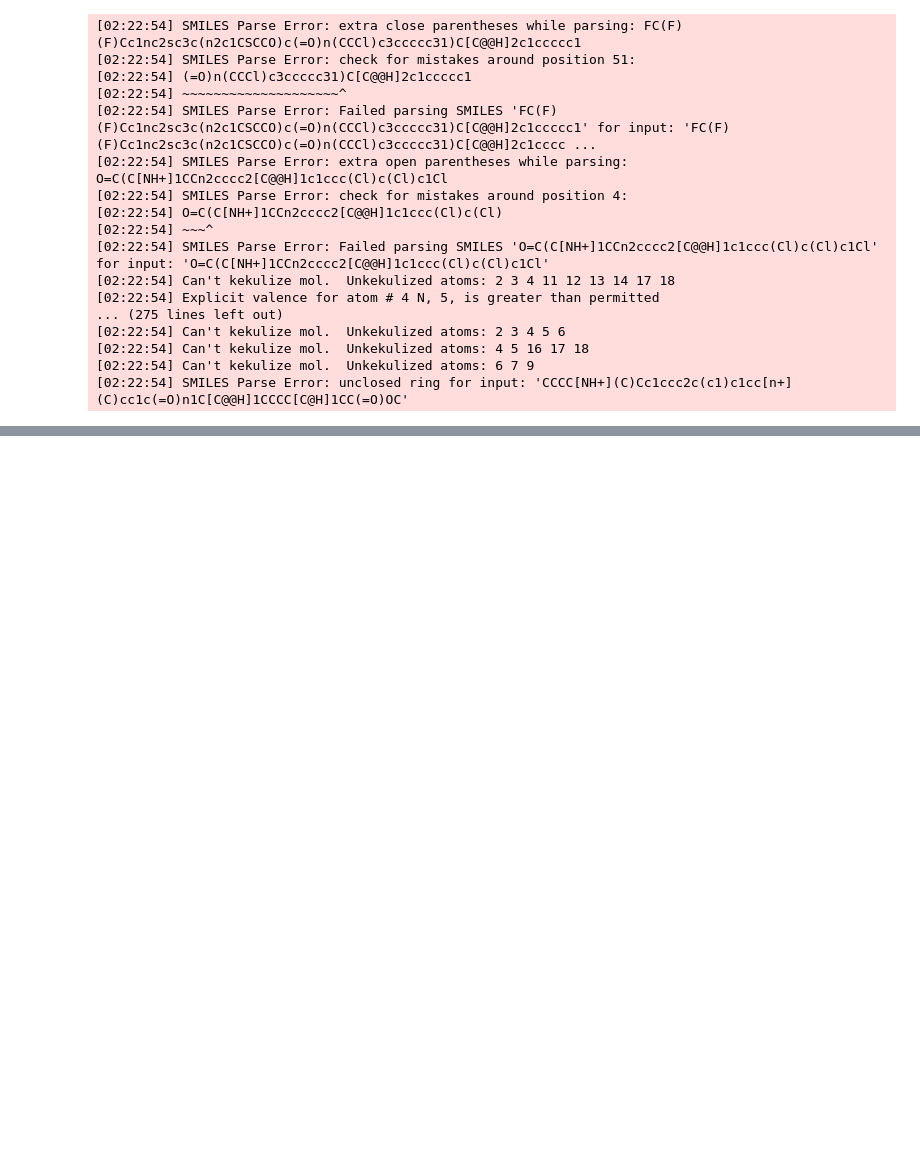
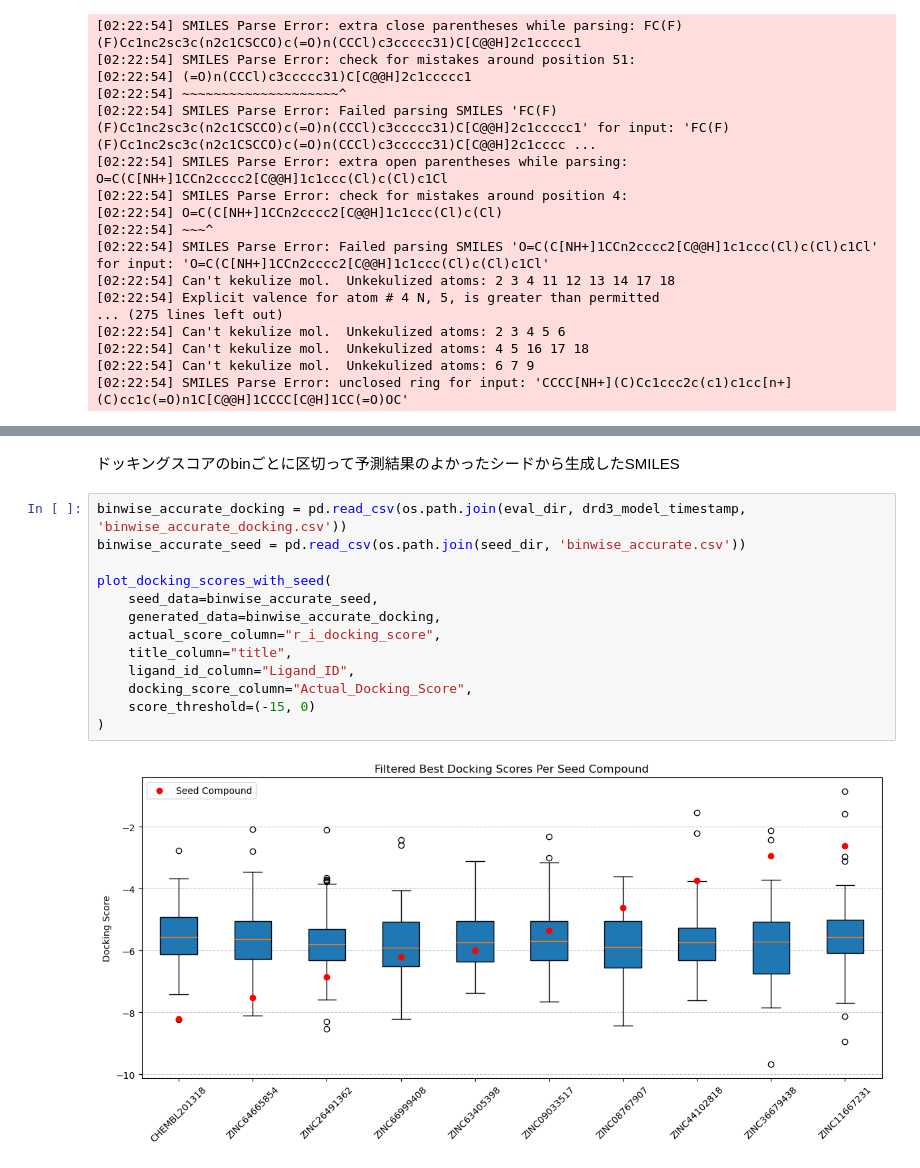
Before and after one commit to inu-wanwan/AttentionConditionedVAE, a Jupyter notebook: notebook/analyze_generated_smiles.ipynb, the cells around one changed output, grey strips where cells are left out. Cells and saved outputs as stored; diff of their text form; blank space fills up the shorter version.

```diff
--- a/notebook/analyze_generated_smiles.ipynb
+++ b/notebook/analyze_generated_smiles.ipynb
@@ -375,0 +394,17 @@ Number of valid SMILES: 849
+# %% [markdown]
+ドッキングスコアのbinごとに区切って予測結果のよかったシードから生成したSMILES
+# %%
+binwise_accurate_docking = pd.read_csv(os.path.join(eval_dir, drd3_model_timestamp, 'binwise_accurate_docking.csv'))
+binwise_accurate_seed = pd.read_csv(os.path.join(seed_dir, 'binwise_accurate.csv'))
+
+plot_docking_scores_with_seed(
+    seed_data=binwise_accurate_seed,
+    generated_data=binwise_accurate_docking,
+    actual_score_column="r_i_docking_score",
+    title_column="title",
+    ligand_id_column="Ligand_ID",
+    docking_score_column="Actual_Docking_Score",
+    score_threshold=(-15, 0)
+)
+# %% [output]
+[figure, added]
```
Also changed, not shown: parts of 2 cells of this notebook, 4 other files.
